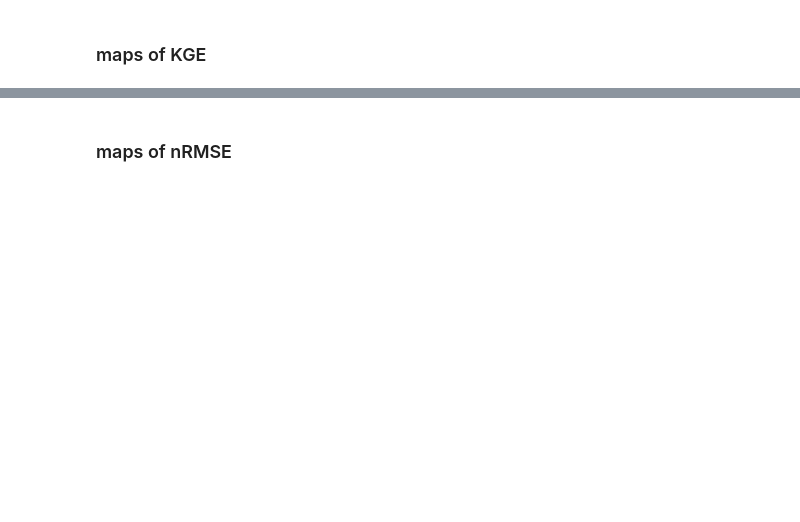
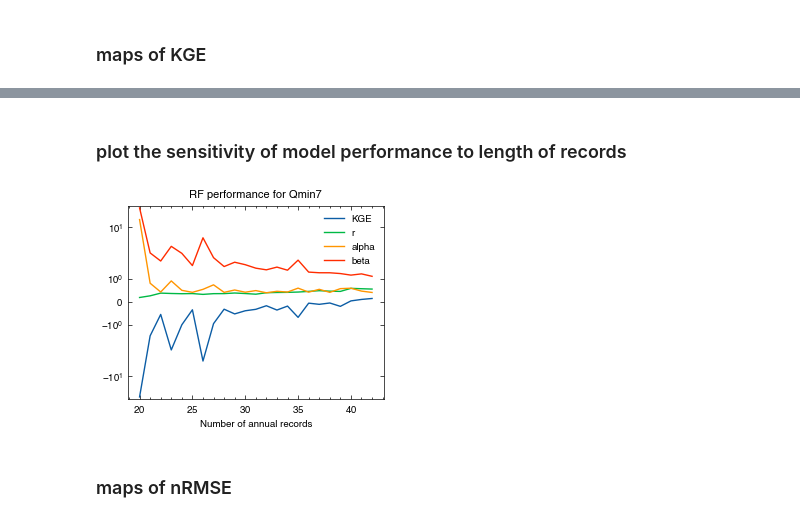
Before and after one commit to zhangboen/lulc_flood, a Jupyter notebook: plot_ml_flood.ipynb, the cells around one changed output, grey strips where cells are left out. Saved outputs shown, nothing was run; the diff lists cells and outputs as text; code cells hidden in the pictures; blank space fills up the shorter version.

```diff
--- a/plot_ml_flood.ipynb
+++ b/plot_ml_flood.ipynb
@@ -146,3 +150,17 @@ fig.savefig(f'../picture/map_kge_cv10_rf.png', dpi = 600)
+# %% [markdown]
+### plot the sensitivity of model performance to length of records
+# %%
+df = df_Qmin7.copy()
+df_sta = df.groupby(['ohdb_id','ohdb_latitude', 'ohdb_longitude','climate_label']).apply(
+        lambda x: pd.Series(
+            he.kge(x.pred.values, x.Q.values).squeeze().tolist()+[x.shape[0]], index = ['KGE','r','alpha','beta','Number of annual records'])
+    ).reset_index()
+df_sta.groupby('Number of annual records')[['KGE','r','alpha','beta']].mean().plot()
+plt.yscale('symlog')
+plt.title('RF performance for Qmin7', fontsize = 8)
+plt.savefig(f'../picture/{model}_Qmin7_performance_across_different_records.png', dpi = 600)
+# %% [output]
+[figure, added]
 # %% [markdown]
 ### maps of nRMSE
 # %%
```
Also changed, not shown: parts of 14 cells of this notebook, 31 other files.
